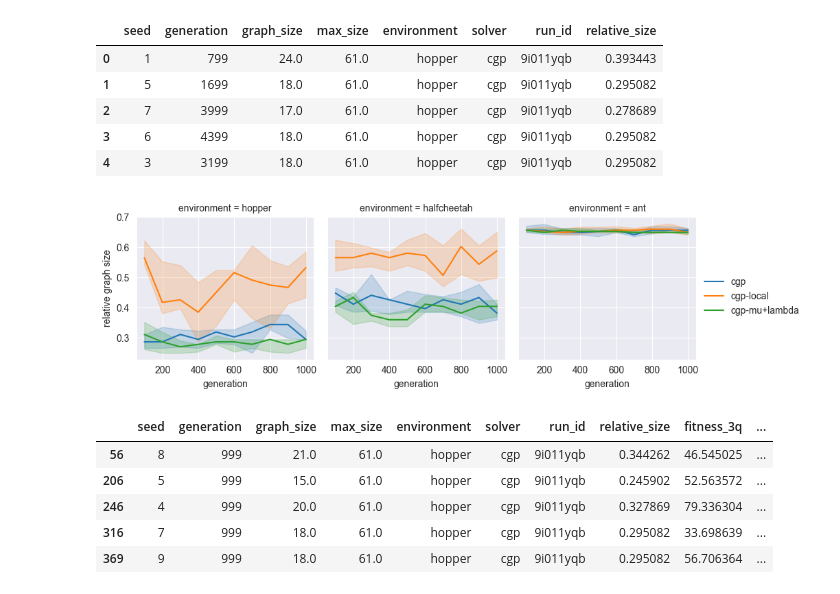
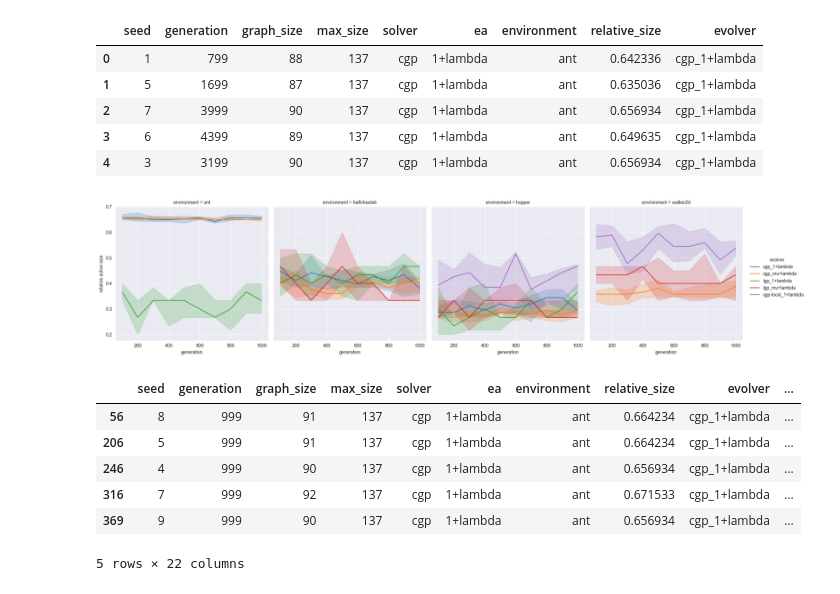
Before and after one commit to giorgia-nadizar/cgpax, a Jupyter notebook: analysis/analysis.ipynb, the cells around one changed output. Cells and saved outputs as stored; diff of their text form; code cells hidden in the pictures.

```diff
--- a/analysis/analysis.ipynb
+++ b/analysis/analysis.ipynb
@@ -33,45 +37,45 @@ plt.show()
-# %%
-graph_dfs = []
-for p in ["", "_local", "_mu+lambda"]:
-    temp_df = pd.read_csv(f"data/graph_sizes{p}.csv")
-    temp_df["solver"] = temp_df["solver"] if len(p) == 0 else p.replace("_", "cgp-")
-    graph_dfs.append(temp_df)
-graph_sizes = pd.concat(graph_dfs, ignore_index=True)
-graph_sizes["relative_size"] = graph_sizes["graph_size"] / graph_sizes["max_size"]
-graph_sizes.head()
-# %% [output]
-|  | seed | generation | graph_size | max_size | environment | solver | run_id | relative_size |
-| 0 | 1 | 799 | 24.0 | 61.0 | hopper | cgp | 9i011yqb | 0.393443 |
-| 1 | 5 | 1699 | 18.0 | 61.0 | hopper | cgp | 9i011yqb | 0.295082 |
-| 2 | 7 | 3999 | 17.0 | 61.0 | hopper | cgp | 9i011yqb | 0.278689 |
-| 3 | 6 | 4399 | 18.0 | 61.0 | hopper | cgp | 9i011yqb | 0.295082 |
-| 4 | 3 | 3199 | 18.0 | 61.0 | hopper | cgp | 9i011yqb | 0.295082 |
+# %%
+graph_dfs = [pd.read_csv(f"data/graph_size/{d}") for d in os.listdir("data/graph_size/")]
+graph_sizes = pd.concat(graph_dfs, ignore_index=True)
+graph_sizes["relative_size"] = graph_sizes["graph_size"] / graph_sizes["max_size"]
+graph_sizes["evolver"] = graph_sizes["solver"] + "_" + graph_sizes["ea"]
+graph_sizes = graph_sizes[[c for c in graph_sizes.columns if not c.startswith("Unnamed")]]
+graph_sizes.head()
+# %% [output]
+|  | seed | generation | graph_size | max_size | solver | ea | environment | relative_size | evolver |
+| 0 | 1 | 799 | 88 | 137 | cgp | 1+lambda | ant | 0.642336 | cgp_1+lambda |
+| 1 | 5 | 1699 | 87 | 137 | cgp | 1+lambda | ant | 0.635036 | cgp_1+lambda |
+| 2 | 7 | 3999 | 90 | 137 | cgp | 1+lambda | ant | 0.656934 | cgp_1+lambda |
+| 3 | 6 | 4399 | 89 | 137 | cgp | 1+lambda | ant | 0.649635 | cgp_1+lambda |
+| 4 | 3 | 3199 | 90 | 137 | cgp | 1+lambda | ant | 0.656934 | cgp_1+lambda |
 # %%
-# melted_graph_sizes = pd.melt(graph_sizes, id_vars=["generation", "seed", "environment", "solver"],
-#                              value_vars=["graph_size", "max_size"])
-# g = sns.FacetGrid(melted_graph_sizes, col="environment")
-# g.map_dataframe(sns.lineplot, x="generation", y="value", estimator="median",
-#                 errorbar=("pi", 50), hue="variable")
-g = sns.FacetGrid(graph_sizes[graph_sizes["generation"] < 1000], col="environment")
-g.map_dataframe(sns.lineplot, x="generation", y="relative_size", estimator="median",
-                errorbar=("pi", 50), hue="solver")
+g = sns.relplot(
+    data=graph_sizes[(graph_sizes["generation"] < 1000)],
+    col="environment",
+    kind="line",
+    x="generation",
+    y="relative_size",
+    hue="evolver",
+    estimator="median",
+    errorbar=("pi", 50)
+)
 g.set_xlabels("generation")
-g.set_ylabels("relative graph size")
-g.add_legend()
+g.set_ylabels("relative active size")
 plt.show()
 # %% [output]
-[figure, old version]
+[figure, new version]
 # %%
-join_df = graph_sizes.merge(df, on=["solver", "generation", "environment", "seed"])
+join_df = graph_sizes.merge(df, on=["solver", "generation", "environment", "seed", "evolver", "ea"])
 # max_gens = join_df.groupby(["solver", "environment", "seed"])["generation"].max().reset_index()
 # join_df = join_df.merge(max_gens, on=["solver", "generation", "environment", "seed"])
 join_df = join_df[join_df["generation"] == 999]
 join_df.head()
 # %% [output]
-|  | seed | generation | graph_size | max_size | environment | solver | run_id | relative_size | fitness_3q | ... |
-| 56 | 8 | 999 | 21.0 | 61.0 | hopper | cgp | 9i011yqb | 0.344262 | 46.545025 | ... |
-| 206 | 5 | 999 | 15.0 | 61.0 | hopper | cgp | 9i011yqb | 0.245902 | 52.563572 | ... |
-| 246 | 4 | 999 | 20.0 | 61.0 | hopper | cgp | 9i011yqb | 0.327869 | 79.336304 | ... |
-| 316 | 7 | 999 | 18.0 | 61.0 | hopper | cgp | 9i011yqb | 0.295082 | 33.698639 | ... |
-| 369 | 9 | 999 | 18.0 | 61.0 | hopper | cgp | 9i011yqb | 0.295082 | 56.706364 | ... |
+|  | seed | generation | graph_size | max_size | solver | ea | environment | relative_size | evolver | ... |
+| 56 | 8 | 999 | 91 | 137 | cgp | 1+lambda | ant | 0.664234 | cgp_1+lambda | ... |
+| 206 | 5 | 999 | 91 | 137 | cgp | 1+lambda | ant | 0.664234 | cgp_1+lambda | ... |
+| 246 | 4 | 999 | 90 | 137 | cgp | 1+lambda | ant | 0.656934 | cgp_1+lambda | ... |
+| 316 | 7 | 999 | 92 | 137 | cgp | 1+lambda | ant | 0.671533 | cgp_1+lambda | ... |
+| 369 | 9 | 999 | 90 | 137 | cgp | 1+lambda | ant | 0.656934 | cgp_1+lambda | ... |
+5 rows × 22 columns
 # %%
```
Also changed, not shown: parts of 4 cells of this notebook.
